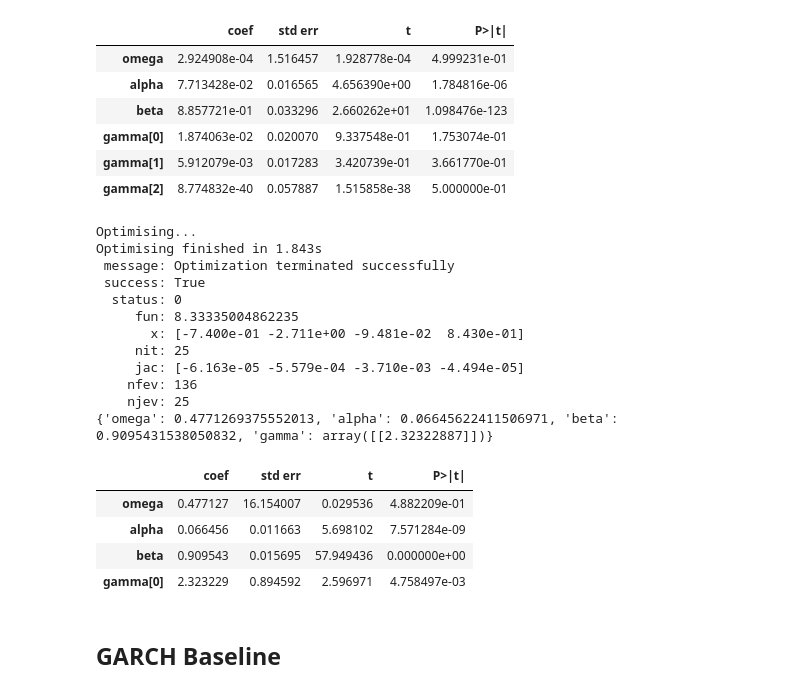
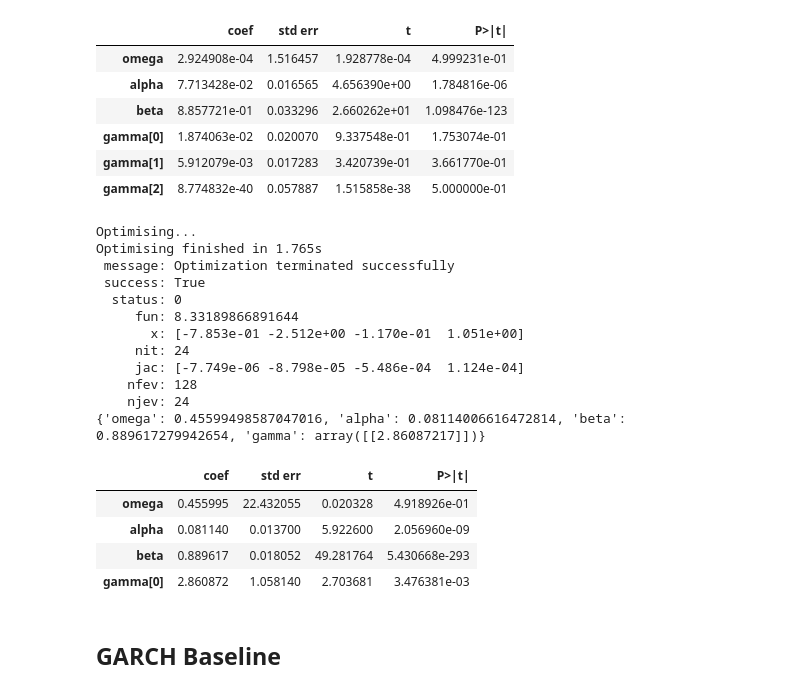
Before and after one commit to hwh1771/sentiment-analysis-volatility-forecasting, a Jupyter notebook: notebooks/04_garch_exogenous_tesla.ipynb, the cells around one changed output. Saved outputs shown, nothing was run; the diff lists cells and outputs as text; code cells hidden in the pictures.

```diff
--- a/notebooks/04_garch_exogenous_tesla.ipynb
+++ b/notebooks/04_garch_exogenous_tesla.ipynb
@@ -266,19 +138,11 @@ market_v2 = pd.read_csv('../data/market_gpt_summarised_v2.csv')
 # %% [markdown]
 ## Data Cleaning
 # %%
-tesla_v1 = tesla_v1.drop(columns = 'Unnamed: 0')
-tesla_v2 = tesla_v2.drop(columns = 'Unnamed: 0')
-market_v1 = market_v1.drop(columns = 'Unnamed: 0')
-market_v2 = market_v2.drop(columns = 'Unnamed: 0')
-tesla_v1['News'] = 'tesla'
-tesla_v2['News'] = 'tesla'
-market_v1['News'] = 'Market'
-market_v2['News'] = 'Market'
-tesla_v1['adjusted_date'] = pd.to_datetime(tesla_v1['adjusted_date'], format="%d/%m/%y").dt.strftime("%Y-%m-%d")
-tesla_v2['adjusted_date'] = pd.to_datetime(tesla_v2['adjusted_date'], format="%d/%m/%y").dt.strftime("%Y-%m-%d")
-tesla_v1_with_market = pd.concat([tesla_v1, market_v1],ignore_index=True)
-tesla_v2_with_market = pd.concat([tesla_v2, market_v2],ignore_index=True)
-tesla_v1_with_market.index = pd.DatetimeIndex(tesla_v1_with_market['adjusted_date'])
-tesla_v2_with_market.index = pd.DatetimeIndex(tesla_v2_with_market['adjusted_date'])
-tesla_v1_with_market = tesla_v1_with_market.drop(columns = 'adjusted_date')
-tesla_v2_with_market = tesla_v2_with_market.drop(columns = 'adjusted_date')
+tesla_sentiment = tesla_sentiment.drop(columns = 'Unnamed: 0')
+market_sentiment = market_sentiment.drop(columns = 'Unnamed: 0')
+tesla_sentiment['News'] = 'tesla'
+market_sentiment['News'] = 'Market'
+tesla_sentiment['adjusted_date'] = pd.to_datetime(tesla_sentiment['adjusted_date'], format="%d/%m/%y").dt.strftime("%Y-%m-%d")
+tesla_sentiment_with_market = pd.concat([tesla_sentiment, market_sentiment],ignore_index=True)
+tesla_sentiment_with_market.index = pd.DatetimeIndex(tesla_sentiment_with_market['adjusted_date'])
+tesla_sentiment_with_market = tesla_sentiment_with_market.drop(columns = 'adjusted_date')
@@ -324,3 +149,11 @@ tesla_v2_4 = tesla_v2_4[1:]
+# %%
+relevant_columns_final = ['Date','log_returns','mean_pos_sentiment','mean_neg_sentiment','mean_neutral_sentiment']
+
+#Final df
+tesla_final = merge_cleanup(prices_df, tesla_sentiment_with_market,'tesla')
+tesla_final = tesla_final[relevant_columns_final]
+tesla_final = tesla_final.dropna()
+tesla_final = tesla_final[1:]
 # %% [markdown]
 ## GARCH X Model Function
 # %%
@@ -336,2 +164,5 @@ neg_sentiment = ['mean_neg_preamble_sentiment']
+# %%
+exo_sentiment = ['mean_pos_sentiment', 'mean_neg_sentiment','mean_neutral_sentiment']
+neg_sentiment = ['mean_neg_sentiment']
 # %%
 ## V2_2 with 3 exo variables
@@ -361,29 +192,29 @@ Optimising finished in 9.165s
 # %%
 ## V2_2 with PCA
 # ! pip install scikit-learn
 from sklearn.decomposition import PCA
 
 pca = PCA(n_components=1)
-pca_v2_2 = pca.fit_transform(tesla_v2_2[exo_sentiment])
-train_model(tesla_v2_2['log_returns'], pca_v2_2,1000,10,False,'SLSQP')
+pca_tesla = pca.fit_transform(tesla_final[exo_sentiment])
+train_model(tesla_final['log_returns'][10:], pca_tesla[10:],1000,10,False,'SLSQP')
 # %% [output]
 Optimising...
-Optimising finished in 1.843s
+Optimising finished in 1.765s
  message: Optimization terminated successfully
  success: True
   status: 0
-     fun: 8.33335004862235
-       x: [-7.400e-01 -2.711e+00 -9.481e-02  8.430e-01]
-     nit: 25
-     jac: [-6.163e-05 -5.579e-04 -3.710e-03 -4.494e-05]
-    nfev: 136
-    njev: 25
-{'omega': 0.4771269375552013, 'alpha': 0.06645622411506971, 'beta': 0.9095431538050832, 'gamma': array([[2.32322887]])}
+     fun: 8.33189866891644
+       x: [-7.853e-01 -2.512e+00 -1.170e-01  1.051e+00]
+     nit: 24
+     jac: [-7.749e-06 -8.798e-05 -5.486e-04  1.124e-04]
+    nfev: 128
+    njev: 24
+{'omega': 0.45599498587047016, 'alpha': 0.08114006616472814, 'beta': 0.889617279942654, 'gamma': array([[2.86087217]])}
 |  | coef | std err | t | P>|t| |
-| omega | 0.477127 | 16.154007 | 0.029536 | 4.882209e-01 |
-| alpha | 0.066456 | 0.011663 | 5.698102 | 7.571284e-09 |
-| beta | 0.909543 | 0.015695 | 57.949436 | 0.000000e+00 |
-| gamma[0] | 2.323229 | 0.894592 | 2.596971 | 4.758497e-03 |
+| omega | 0.455995 | 22.432055 | 0.020328 | 4.918926e-01 |
+| alpha | 0.081140 | 0.013700 | 5.922600 | 2.056960e-09 |
+| beta | 0.889617 | 0.018052 | 49.281764 | 5.430668e-293 |
+| gamma[0] | 2.860872 | 1.058140 | 2.703681 | 3.476381e-03 |
 # %% [markdown]
 ## GARCH Baseline
 # %%
```
Also changed, not shown: parts of 13 cells of this notebook.
